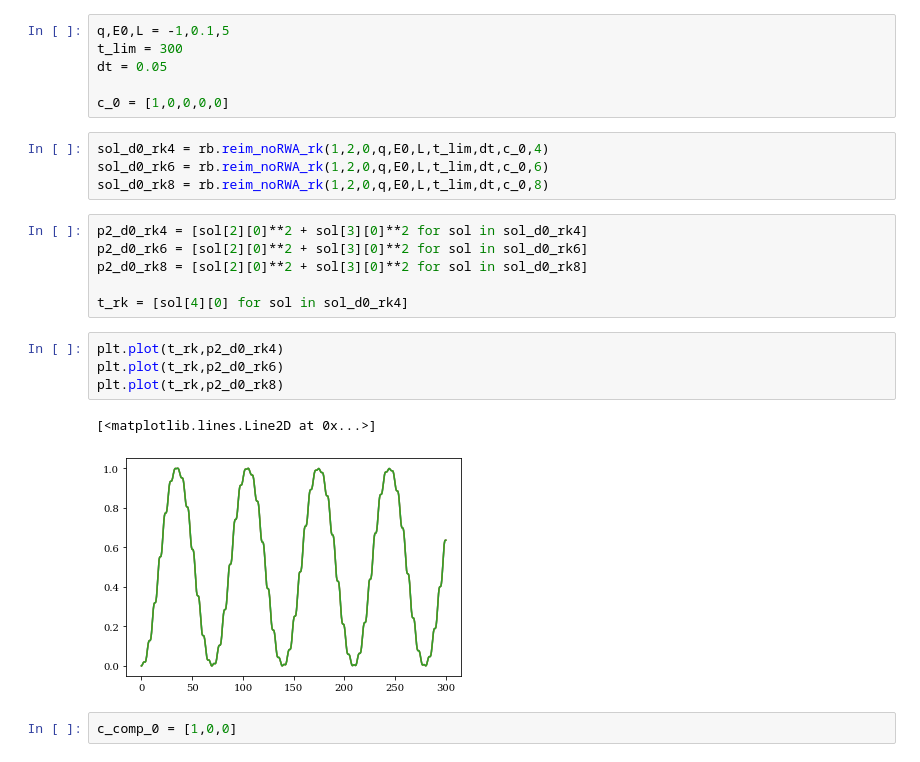
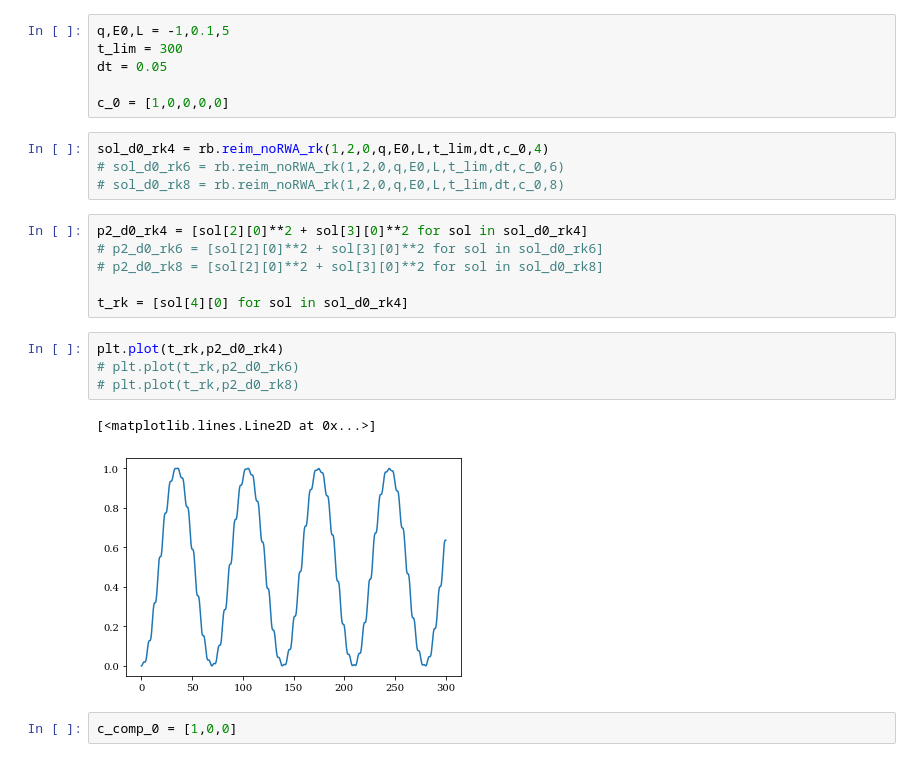
Before and after one commit to Jumarulanda/GFAM-JI, a Jupyter notebook: stg_0/n_rk_test.ipynb, the cells around one changed output. Drawn from its saved outputs; the diff is of its cells as text.

```diff
--- a/stg_0/n_rk_test.ipynb
+++ b/stg_0/n_rk_test.ipynb
@@ -20,21 +20,21 @@ dt = 0.05
 c_0 = [1,0,0,0,0]
 # %%
 sol_d0_rk4 = rb.reim_noRWA_rk(1,2,0,q,E0,L,t_lim,dt,c_0,4)
-sol_d0_rk6 = rb.reim_noRWA_rk(1,2,0,q,E0,L,t_lim,dt,c_0,6)
-sol_d0_rk8 = rb.reim_noRWA_rk(1,2,0,q,E0,L,t_lim,dt,c_0,8)
+# sol_d0_rk6 = rb.reim_noRWA_rk(1,2,0,q,E0,L,t_lim,dt,c_0,6)
+# sol_d0_rk8 = rb.reim_noRWA_rk(1,2,0,q,E0,L,t_lim,dt,c_0,8)
 # %%
 p2_d0_rk4 = [sol[2][0]**2 + sol[3][0]**2 for sol in sol_d0_rk4]
-p2_d0_rk6 = [sol[2][0]**2 + sol[3][0]**2 for sol in sol_d0_rk6]
-p2_d0_rk8 = [sol[2][0]**2 + sol[3][0]**2 for sol in sol_d0_rk8]
+# p2_d0_rk6 = [sol[2][0]**2 + sol[3][0]**2 for sol in sol_d0_rk6]
+# p2_d0_rk8 = [sol[2][0]**2 + sol[3][0]**2 for sol in sol_d0_rk8]
 
 t_rk = [sol[4][0] for sol in sol_d0_rk4]
 # %%
 plt.plot(t_rk,p2_d0_rk4)
-plt.plot(t_rk,p2_d0_rk6)
-plt.plot(t_rk,p2_d0_rk8)
+# plt.plot(t_rk,p2_d0_rk6)
+# plt.plot(t_rk,p2_d0_rk8)
 # %% [output]
 [<matplotlib.lines.Line2D at 0x...>]
-[figure, old version]
+[figure, new version]
 # %%
 c_comp_0 = [1,0,0]
 # %%
```
Also changed, not shown: 3 other files.
